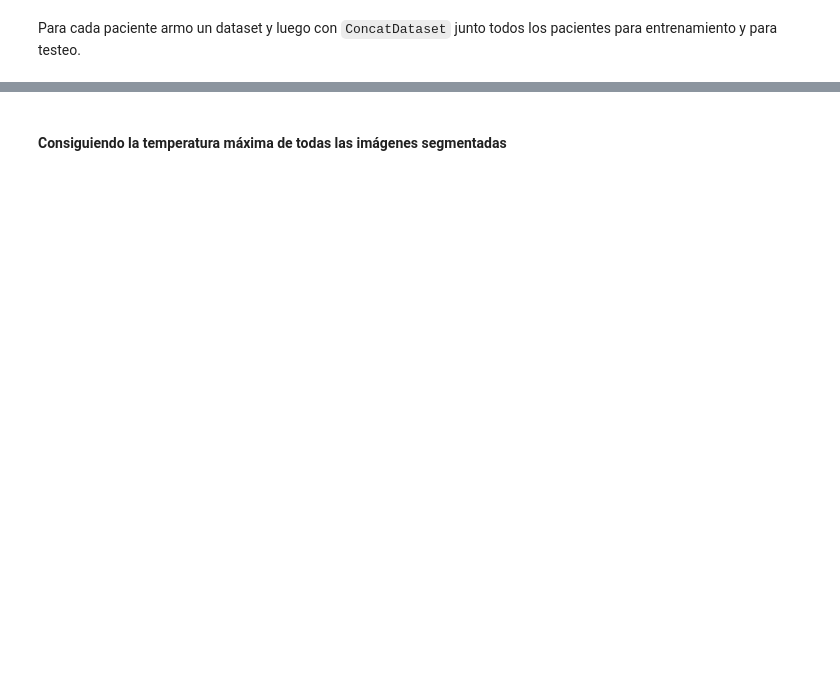
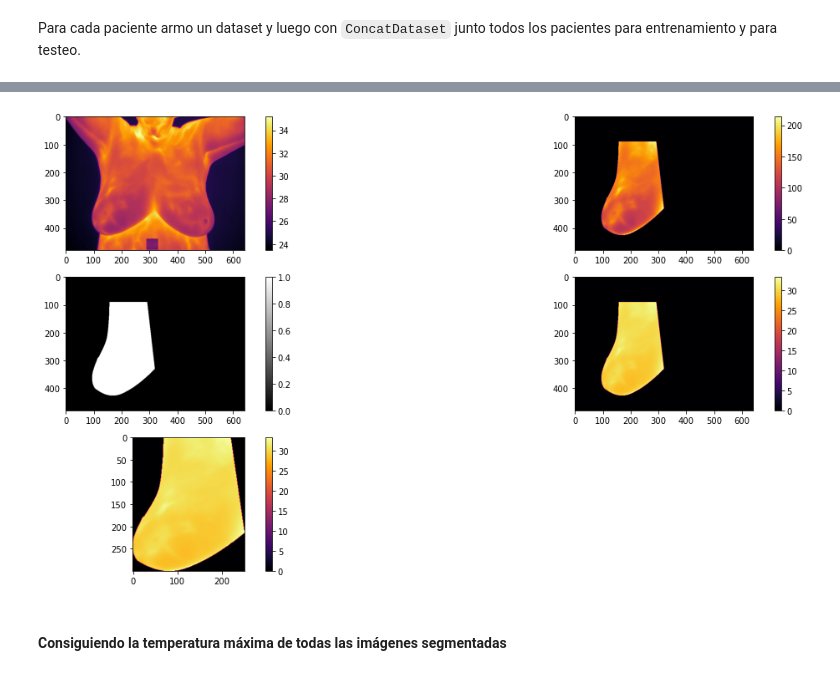
Before and after one commit to guillepinto/Thermal-Imaging-Breast-Cancer-Detection, a Jupyter notebook: notebooks/0.01-gpr-data-exploration-cv2.ipynb, the cells around one changed output, grey strips where cells are left out. Cells and saved outputs as stored; diff of their text form; code cells hidden in the pictures; blank space fills up the shorter version.

Commit message:
update crop

```diff
--- a/notebooks/0.01-gpr-data-exploration-cv2.ipynb
+++ b/notebooks/0.01-gpr-data-exploration-cv2.ipynb
@@ -239,11 +245,12 @@ calcular su valor máximo de temperatura y devolver el máximo de todas.
 MAX_TEMPERATURE = 36.44
 # %%
 class ThermalDataset(Dataset):
-  def __init__(self, image_dir: str, matrix_dir: str, transform = None, normalize = None):
+  def __init__(self, image_dir: str, matrix_dir: str, transform = None, normalize = None, crop:bool = None):
     self.image_dir = image_dir
     self.matrix_dir = matrix_dir
     self.transform = transform
     self.normalize = normalize
+    self.crop = crop
     self.images = os.listdir(image_dir) # Listamos todas las imagenes en la carpeta
 
   def __len__(self):
@@ -282,9 +289,11 @@ class ThermalDataset(Dataset):
     # segmented = img * matrix
     img_segmented = (matrix * segmented).astype(np.float32) # float32, shape (480, 640)
 
+    if self.crop:
+      img_crop = crop_breast(img_segmented)
+
     # Le agrego un canal explícito
-    img = np.expand_dims(img, axis=2) # https://numpy.org/doc/stable/reference/generated/numpy.expand_dims.html
-    img_segmented = np.expand_dims(img_segmented, axis=2) # https://numpy.org/doc/stable/reference/generated/numpy.expand_dims.html
+    img_crop = np.expand_dims(img_crop, axis=2) # https://numpy.org/doc/stable/reference/generated/numpy.expand_dims.html
 
     if self.normalize:
       img = img / MAX_TEMPERATURE
@@ -304,9 +313,9 @@ class ThermalDataset(Dataset):
     if self.transform:
       # Aplicamos las transformaciones a la imagen
       # print(type(img), img.shape)
-      img_segmented = self.transform(img_segmented)
+      img_crop = self.transform(img_crop)
 
-    return img, matrix, segmented, img_segmented, label
+    return img, matrix, segmented, img_segmented, img_crop, label
 # %%
 TEST_PATH = "Imagens e Matrizes da Tese de Thiago Alves Elias da Silva/12 Novos Casos de Testes"
 TRAIN_PATH = "Imagens e Matrizes da Tese de Thiago Alves Elias da Silva/Desenvolvimento da Metodologia"
@@ -386,10 +395,10 @@ plt.show()
 HEIGHT = 250
 r = HEIGHT/480 # Calculo la relación de aspecto.
 WIDTH = int(640*r)
-print(f"Las imagenes son reescaladas a {HEIGHT}x{WIDTH}")
+# print(f"Las imagenes son reescaladas a {HEIGHT}x{WIDTH}")
 
 # https://pytorch.org/vision/main/transforms.html#performance-considerations
 transform = v2.Compose([
     v2.ToImage(),
-    v2.Resize(size=(HEIGHT, WIDTH), antialias=True),
+    # v2.Resize(size=(HEIGHT, WIDTH), antialias=True),
 ])
@@ -402,7 +409,7 @@ test_datasets = []
 for patient in dirs_test:
   folders = sorted(os.listdir(patient))
   # print(folders)
-  test_datasets.append(ThermalDataset(f"{patient}/{folders[1]}", f"{patient}/{folders[0]}", transform=transform))
+  test_datasets.append(ThermalDataset(f"{patient}/{folders[1]}", f"{patient}/{folders[0]}", transform=transform, crop=True))
 # %%
 train_datasets = []
 for patient in dirs_train:
@@ -422,3 +424,24 @@ libpng warning: bKGD: invalid
+# %%
+idx = 1070
+plt.figure(figsize=(20,10))
+plt.subplot(321)
+plt.imshow(full_dataset[idx][1], cmap='inferno')
+plt.colorbar()
+plt.subplot(322)
+plt.imshow(full_dataset[idx][0], cmap='inferno')
+plt.colorbar()
+plt.subplot(323)
+plt.imshow(full_dataset[idx][2], cmap='gray')
+plt.colorbar()
+plt.subplot(324)
+plt.imshow(full_dataset[idx][3], cmap='inferno')
+plt.colorbar()
+plt.subplot(325)
+plt.imshow(full_dataset[idx][4].squeeze(0), cmap='inferno')
+plt.colorbar()
+plt.show()
+# %% [output]
+[figure, added]
 # %% [markdown]
 #### <font color="6600CC">**Consiguiendo la temperatura máxima de todas las imágenes segmentadas**</font>
 # %%
```
Also changed, not shown: parts of 25 cells of this notebook, 3 other files.
